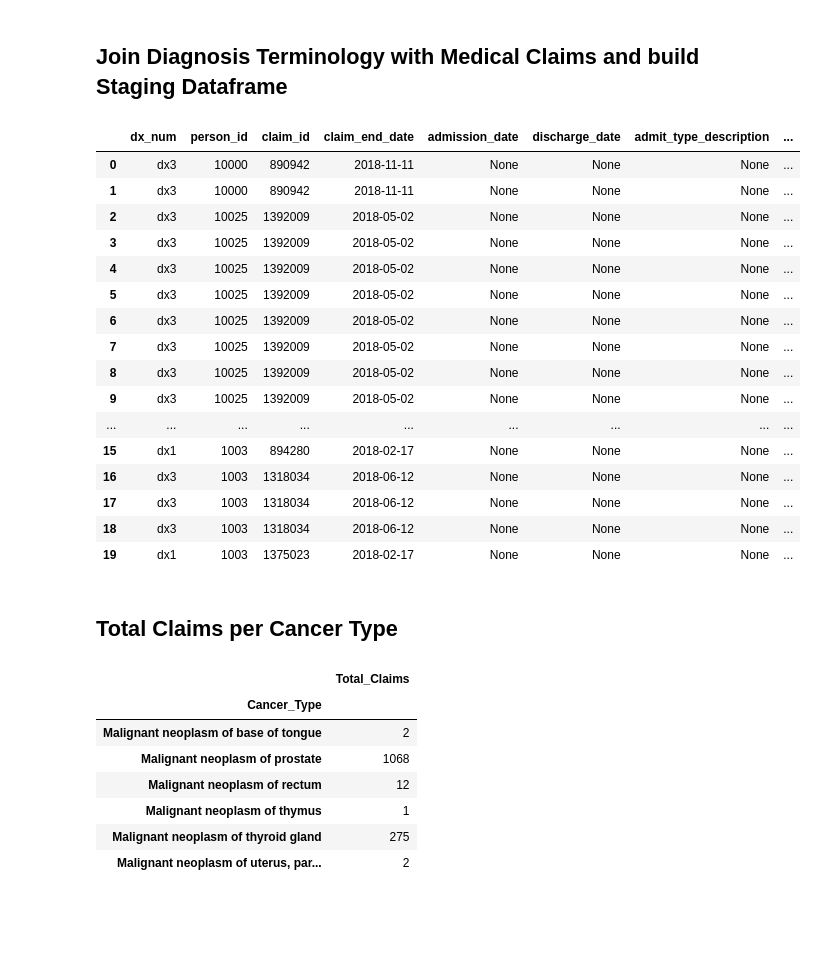
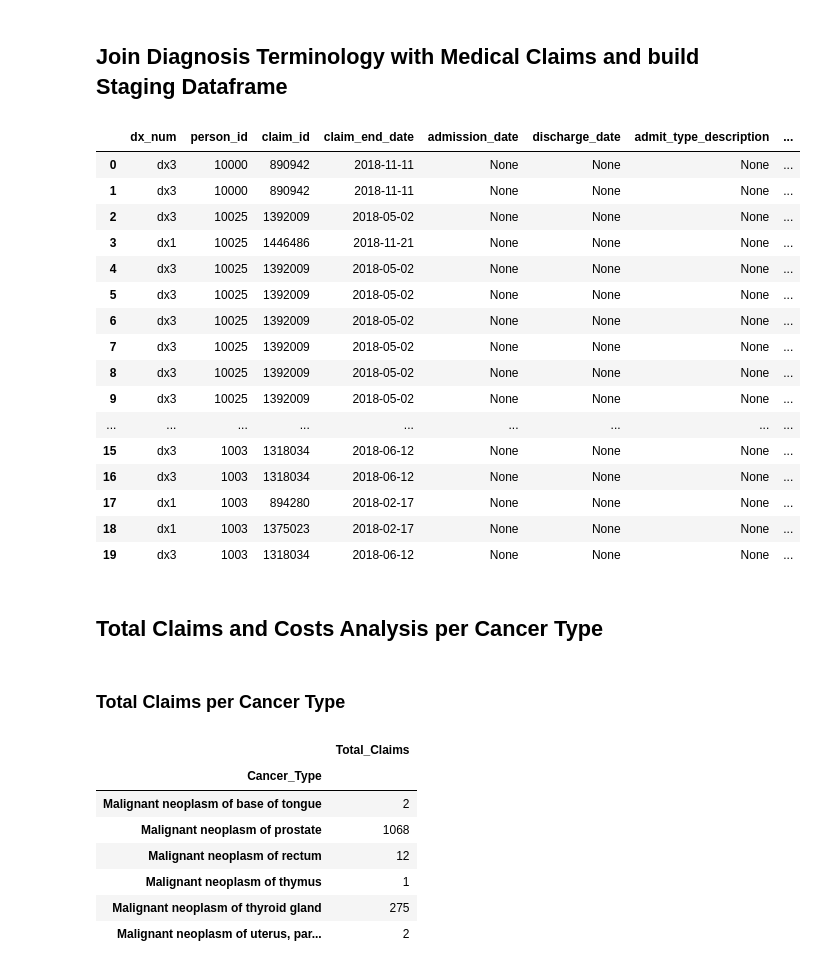
Before and after one commit to adhm271/tuva-demo-color-interview-202512, a Jupyter notebook: cancer_seqmentation.ipynb, the cells around one changed output. Saved outputs shown, nothing was run; the diff lists cells and outputs as text; code cells hidden in the pictures; blank space fills up the shorter version.

```diff
--- a/cancer_seqmentation.ipynb
+++ b/cancer_seqmentation.ipynb
@@ -53,7 +53,7 @@ claim_end_date,
 admission_date,
 discharge_date,
 adt.admit_type_description,
-pos.place_of_service_description,
+pos.place_of_service_description as Visit_Type,
 in_network_flag,
 paid_amount,
 allowed_amount,
@@ -77,7 +77,7 @@ claim_end_date,
 admission_date,
 discharge_date,
 adt.admit_type_description,
-pos.place_of_service_description,
+pos.place_of_service_description as Visit_Type,
 in_network_flag,
 paid_amount,
 allowed_amount,
@@ -101,7 +101,7 @@ claim_end_date,
 admission_date,
 discharge_date,
 adt.admit_type_description,
-pos.place_of_service_description,
+pos.place_of_service_description as Visit_Type,
 in_network_flag,
 paid_amount,
 allowed_amount,
@@ -125,7 +125,7 @@ claim_end_date,
 admission_date,
 discharge_date,
 adt.admit_type_description,
-pos.place_of_service_description,
+pos.place_of_service_description as Visit_Type,
 in_network_flag,
 paid_amount,
 allowed_amount,
@@ -149,7 +149,7 @@ claim_end_date,
 admission_date,
 discharge_date,
 adt.admit_type_description,
-pos.place_of_service_description,
+pos.place_of_service_description as Visit_Type,
 in_network_flag,
 paid_amount,
 allowed_amount,
@@ -170,35 +170,35 @@ select
 person_id,
 claim_id,
 claim_end_date,
 admission_date,
 discharge_date,
 adt.admit_type_description,
-pos.place_of_service_description,
+pos.place_of_service_description as Visit_Type,
 in_network_flag,
 paid_amount,
 allowed_amount,
 charge_amount,
 coinsurance_amount,
 copayment_amount,
 deductible_amount,
 total_cost_amount,
 diagnosis_code_6 as dx_code,
 icd6.long_description as Cancer_Type,
 from input_layer.medical_claim mc
 inner join cancer_icd10 icd6 on mc.diagnosis_code_6 = icd6.icd_10_cm
 left join terminology.place_of_service pos on mc.place_of_service_code = pos.place_of_service_code
 left join terminology.admit_type adt on mc.admit_type_code = adt.admit_type_code
 )
 order by person_id
   """, conn)
 
 display(cancer_billing_raw.head(20))
 # %% [output]
 |  | dx_num | person_id | claim_id | claim_end_date | admission_date | discharge_date | admit_type_description | ... |
 | 0 | dx3 | 10000 | 890942 | 2018-11-11 | None | None | None | ... |
 | 1 | dx3 | 10000 | 890942 | 2018-11-11 | None | None | None | ... |
 | 2 | dx3 | 10025 | 1392009 | 2018-05-02 | None | None | None | ... |
-| 3 | dx3 | 10025 | 1392009 | 2018-05-02 | None | None | None | ... |
+| 3 | dx1 | 10025 | 1446486 | 2018-11-21 | None | None | None | ... |
 | 4 | dx3 | 10025 | 1392009 | 2018-05-02 | None | None | None | ... |
 | 5 | dx3 | 10025 | 1392009 | 2018-05-02 | None | None | None | ... |
 | 6 | dx3 | 10025 | 1392009 | 2018-05-02 | None | None | None | ... |
@@ -206,12 +206,14 @@ display(cancer_billing_raw.head(20))
 | 8 | dx3 | 10025 | 1392009 | 2018-05-02 | None | None | None | ... |
 | 9 | dx3 | 10025 | 1392009 | 2018-05-02 | None | None | None | ... |
 | ... | ... | ... | ... | ... | ... | ... | ... | ... |
-| 15 | dx1 | 1003 | 894280 | 2018-02-17 | None | None | None | ... |
+| 15 | dx3 | 1003 | 1318034 | 2018-06-12 | None | None | None | ... |
 | 16 | dx3 | 1003 | 1318034 | 2018-06-12 | None | None | None | ... |
-| 17 | dx3 | 1003 | 1318034 | 2018-06-12 | None | None | None | ... |
-| 18 | dx3 | 1003 | 1318034 | 2018-06-12 | None | None | None | ... |
-| 19 | dx1 | 1003 | 1375023 | 2018-02-17 | None | None | None | ... |
+| 17 | dx1 | 1003 | 894280 | 2018-02-17 | None | None | None | ... |
+| 18 | dx1 | 1003 | 1375023 | 2018-02-17 | None | None | None | ... |
+| 19 | dx3 | 1003 | 1318034 | 2018-06-12 | None | None | None | ... |
 # %% [markdown]
-## Total Claims per Cancer Type
+## Total Claims and Costs Analysis per Cancer Type
+# %% [markdown]
+### Total Claims per Cancer Type
 # %%
 dx_claims = cancer_billing_raw[['claim_id','Cancer_Type']].groupby('Cancer_Type').agg(
```
Also changed, not shown: parts of 11 cells of this notebook.
